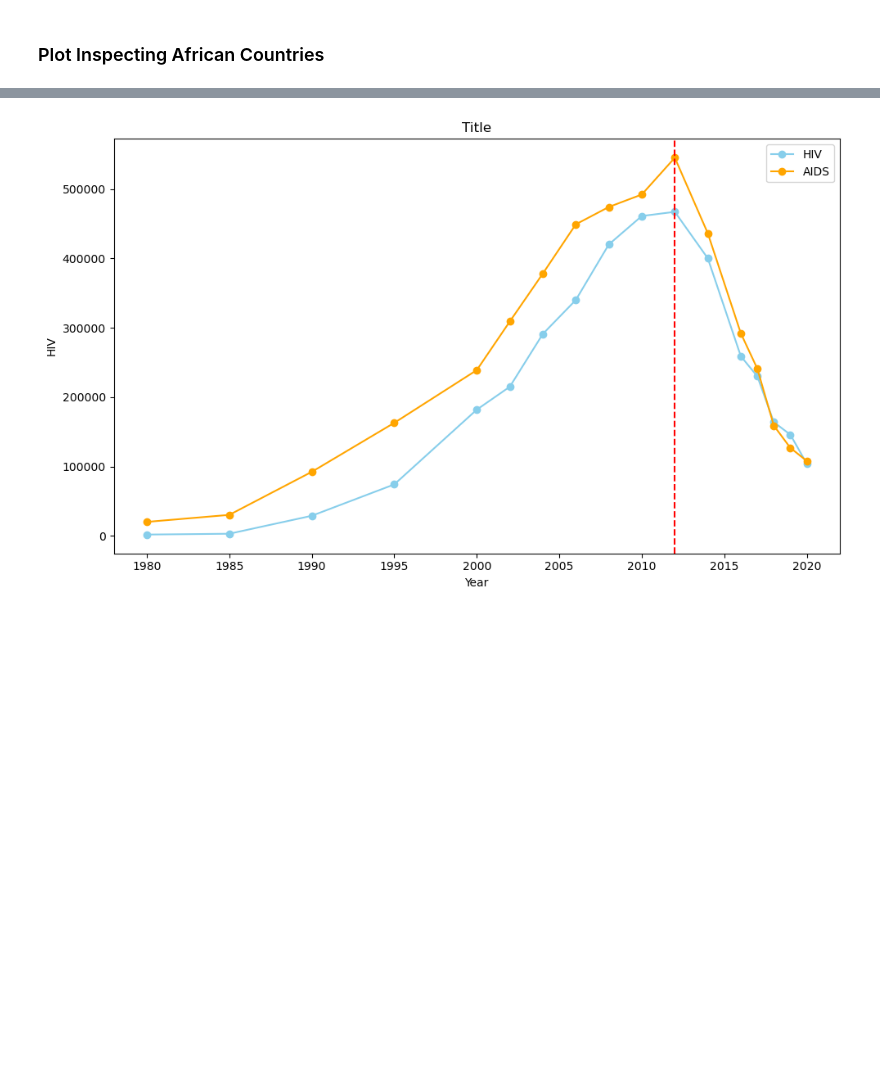
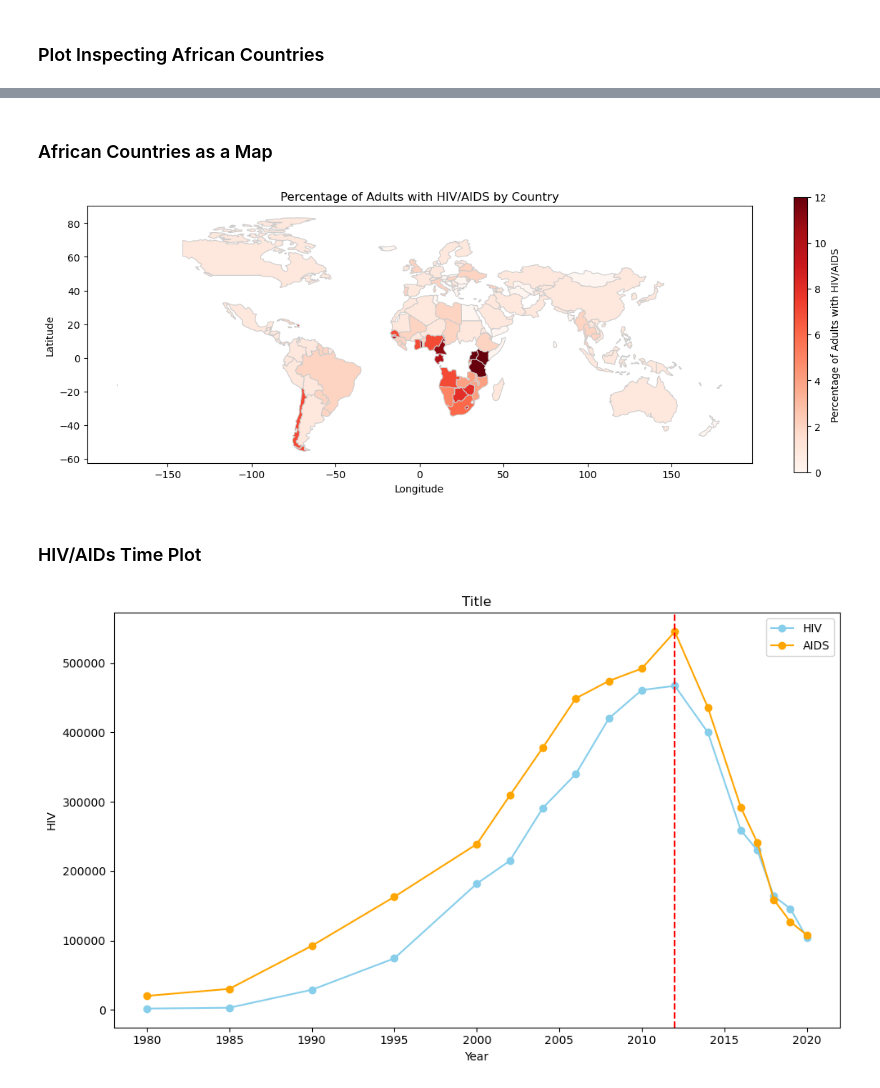
Before and after one commit to KofiBartonByfield/Blog-Code, a Jupyter notebook: Blog Notebook.ipynb, the cells around one changed output, grey strips where cells are left out. Saved outputs shown, nothing was run; the diff lists cells and outputs as text; code cells hidden in the pictures; blank space fills up the shorter version.

Commit message:
Map Plot addition
still a work in progress

```diff
--- a/Blog Notebook.ipynb
+++ b/Blog Notebook.ipynb
@@ -362,3 +365,50 @@ plt.show()
+# %% [markdown]
+### African Countries as a Map
+# %%
+import geopandas as gpd
+import matplotlib.pyplot as plt
+import pandas as pd
+
+#merged_df['% of adults with HIV/AIDS'] = merged_df['% of adults with HIV/AIDS'].astype(int)
+
+df = merged_df
+
+
+merged_df_sorted = merged_df.sort_values(by='% of adults with HIV/AIDS', ascending=False)
+
+df = merged_df_sorted
+
+
+# Load the world map
+world = gpd.read_file(gpd.datasets.get_path('naturalearth_lowres'))
+
+# Merge the world map with the data DataFrame
+world = world.merge(df, how='left', left_on='name', right_on='Country')
+
+
+
+
+# Plotting
+fig, ax = plt.subplots(1, 1, figsize=(15, 10))
+
+# Plot the world map
+world.plot(column='% of adults with HIV/AIDS', cmap='Reds', linewidth=0.8, ax=ax, edgecolor='0.8')
+
+# Add a colorbar
+cbar = plt.colorbar(ax.collections[0], ax=ax, orientation='vertical', shrink=0.5)
+cbar.set_label('Percentage of Adults with HIV/AIDS')
+
+# Add titles and labels
+plt.title('Percentage of Adults with HIV/AIDS by Country')
+plt.xlabel('Longitude')
+plt.ylabel('Latitude')
+
+# Show the plot
+plt.show()
+# %% [output]
+[figure, added]
+# %% [markdown]
+### HIV/AIDs Time Plot
 # %%
 plt.figure(figsize=(10, 6))
 
```
Also changed, not shown: parts of 5 cells of this notebook, 1 other file.
